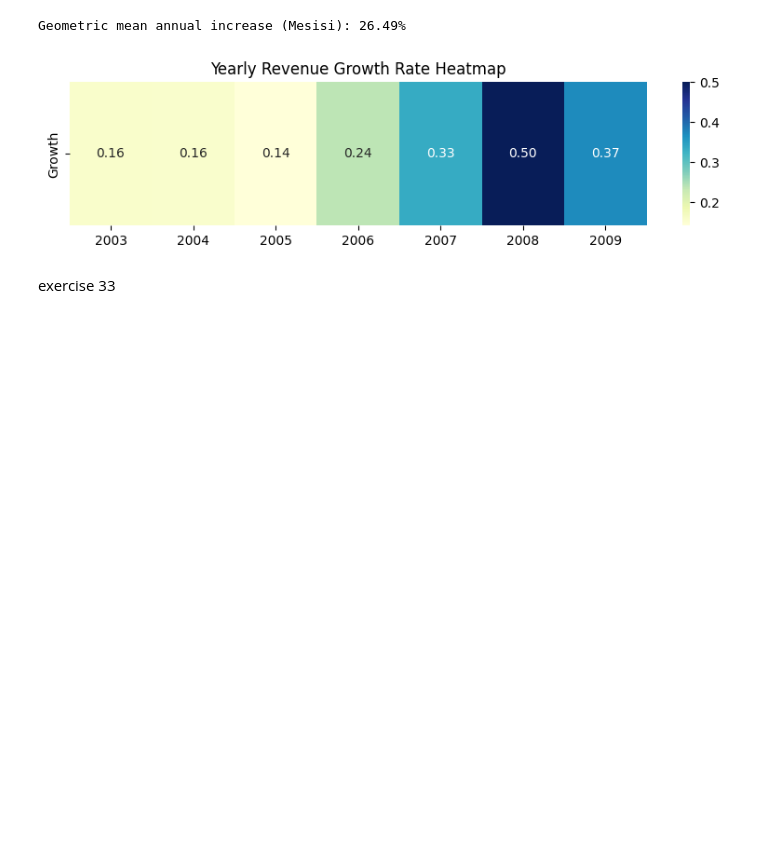
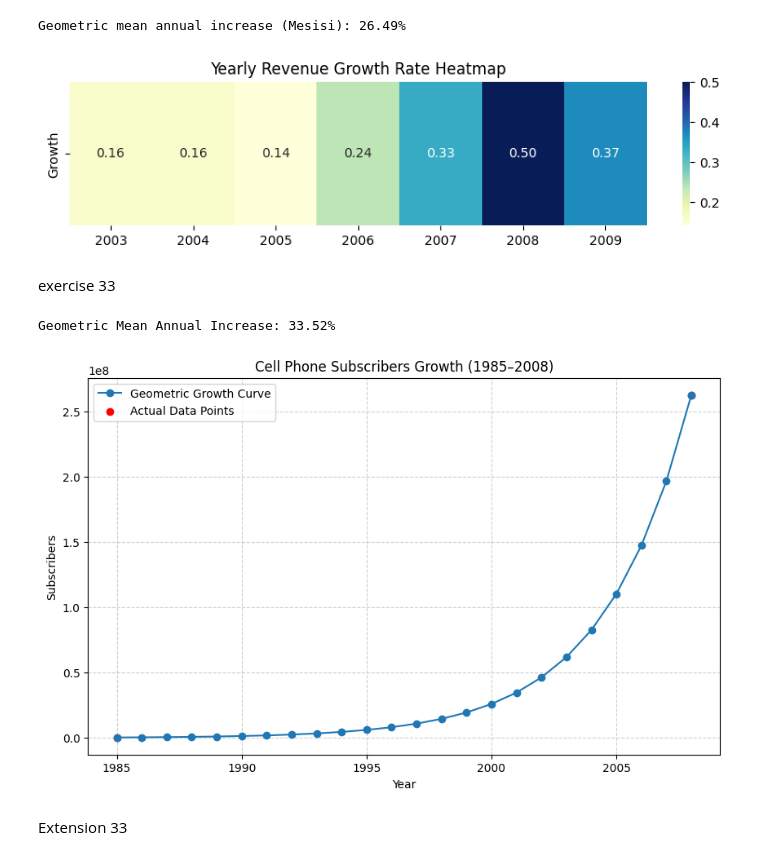
Before and after one commit to shovo896/Statictics-assignment, a Jupyter notebook: assignment.ipynb, the cells around one changed output. Saved outputs shown, nothing was run; the diff lists cells and outputs as text; code cells hidden in the pictures; blank space fills up the shorter version.

```diff
--- a/assignment.ipynb
+++ b/assignment.ipynb
@@ -237,3 +237,30 @@ Geometric mean annual increase (Mesisi): 26.49%
 [figure]
 # %% [markdown]
 exercise 33
+# %%
+N_initial = 340213
+N_final = 262700000
+years = 2008 - 1985  # 23 years
+
+growth_rate = (N_final / N_initial) ** (1 / years) - 1
+print(f"Geometric Mean Annual Increase: {growth_rate * 100:.2f}%")
+
+year_range = list(range(1985, 2009))
+subscribers = [N_initial * ((1 + growth_rate) ** (i)) for i in range(years + 1)]
+
+# Plot
+plt.figure(figsize=(10, 6))
+plt.plot(year_range, subscribers, marker='o', label='Geometric Growth Curve')
+plt.scatter([1985, 2008], [N_initial, N_final], color='red', label='Actual Data Points')
+
+plt.title("Cell Phone Subscribers Growth (1985–2008)")
+plt.xlabel("Year")
+plt.ylabel("Subscribers")
+plt.grid(True, linestyle="--", alpha=0.6)
+plt.legend()
+plt.show()
+# %% [output]
+Geometric Mean Annual Increase: 33.52%
+[figure, added]
+# %% [markdown]
+Extension 33
```
